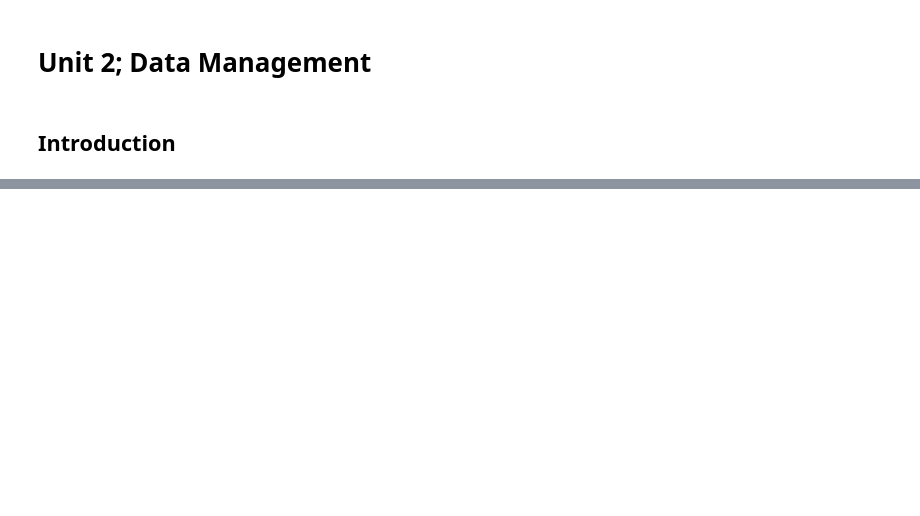
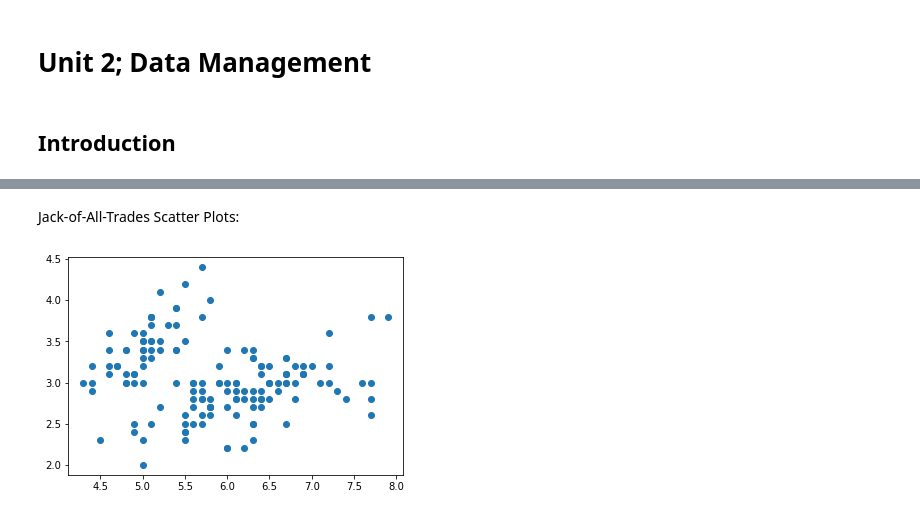
Before and after one commit to SomeoneInParticular/MDPR613_CourseMaterial, a Jupyter notebook: PythonCrashCourse/Unit3_PlottingData/MatPlotLibDemo.ipynb, the cells around one changed output, grey strips where cells are left out. Cells and saved outputs as stored; diff of their text form; code cells hidden in the pictures; blank space fills up the shorter version.

```diff
--- a/PythonCrashCourse/Unit3_PlottingData/MatPlotLibDemo.ipynb
+++ b/PythonCrashCourse/Unit3_PlottingData/MatPlotLibDemo.ipynb
@@ -270,0 +30,17 @@ np.floor_divide(7, 5)
+# %%
+# Load the iris data we want to plot
+df = pd.read_csv('iris_data.tsv', sep='\t')
+# %% [markdown]
+Jack-of-All-Trades Scatter Plots:
+# %%
+# Plot sepal length against sepal width
+plt.scatter(
+  x=df.loc[:, 'Sepal Length'],
+  y=df.loc[:, 'Sepal Width']
+)
+# NOTE: plt.show() only works within a notebook context by default;
+# don't expect it to work in consoles!
+plt.show()
+plt.close()
+# %% [output]
+[figure, added]
```
Also changed, not shown: parts of 68 cells of this notebook, 14 other files.
